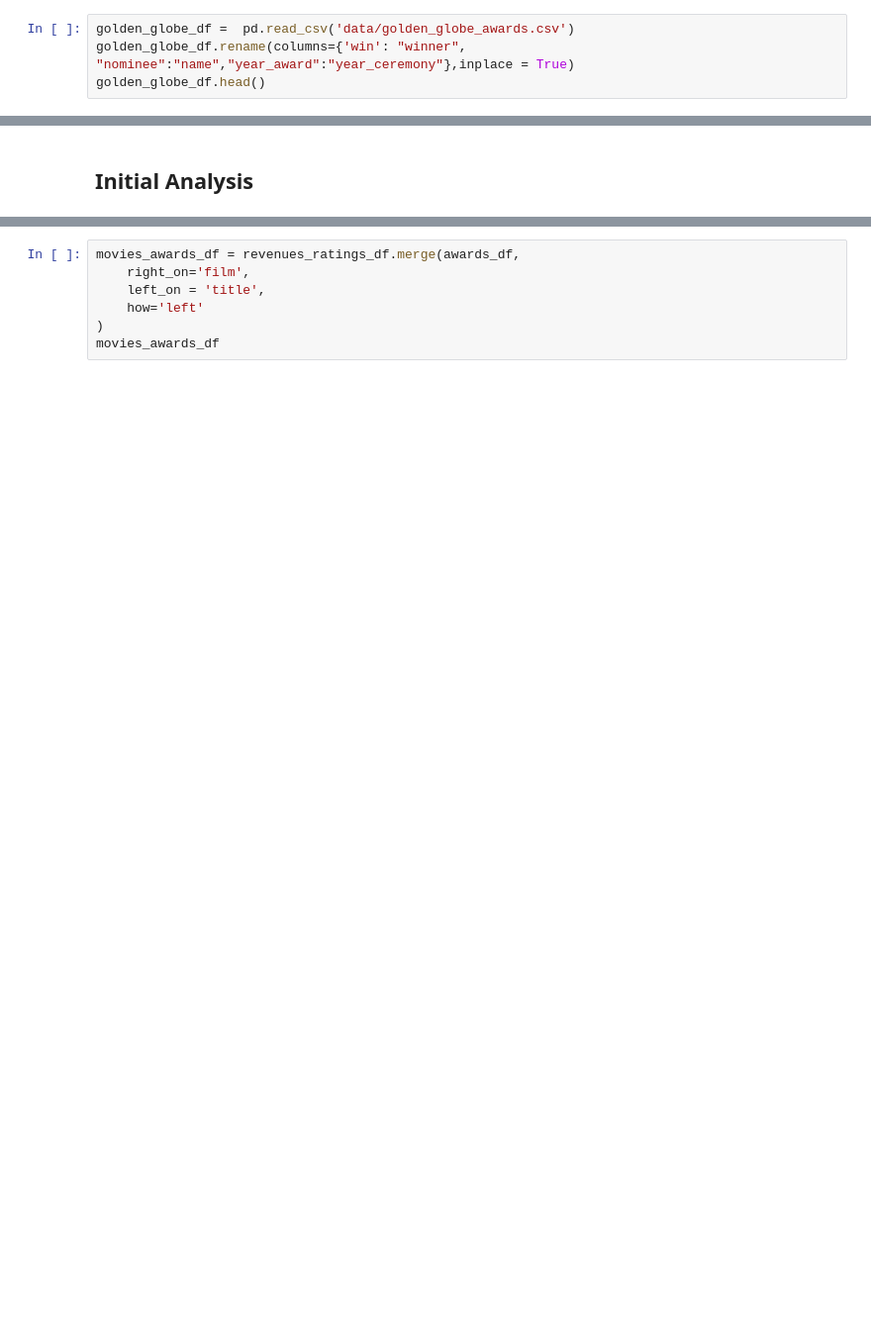
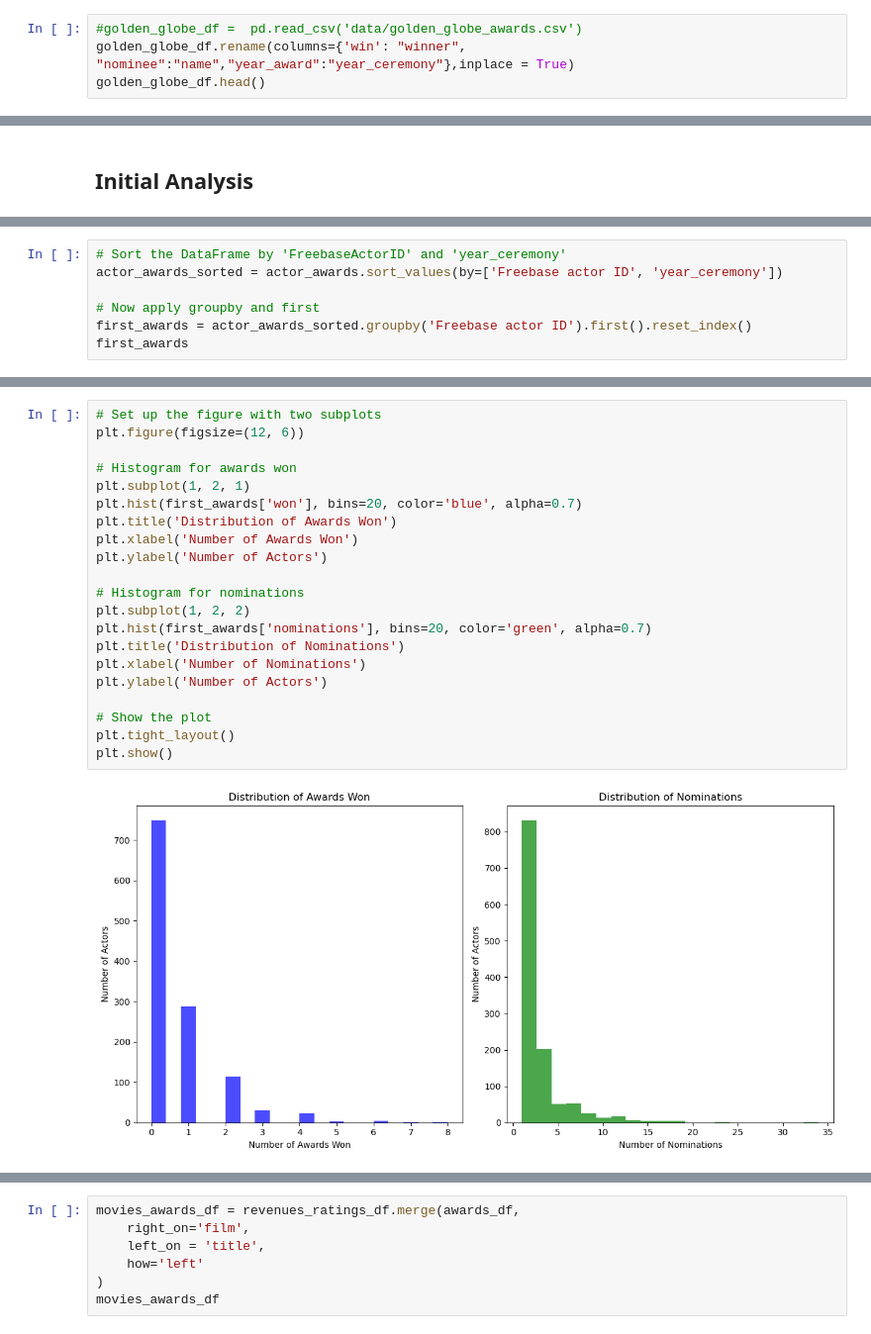
Before and after one commit to epfl-ada/ada-2023-project-cedars10452, a Jupyter notebook: Untitled.ipynb, the cells around one changed output, grey strips where cells are left out. Shown at 99% size. Saved outputs shown, nothing was run; the diff lists cells and outputs as text; blank space fills up the shorter version.

```diff
--- a/Untitled.ipynb
+++ b/Untitled.ipynb
@@ -547,6 +557,6 @@ oscars_df.info()
 # %%
 extract_zip('golden-globe-awards.zip')
 # %%
-golden_globe_df =  pd.read_csv('data/golden_globe_awards.csv')
+#golden_globe_df =  pd.read_csv('data/golden_globe_awards.csv')
 golden_globe_df.rename(columns={'win': "winner", "nominee":"name","year_award":"year_ceremony"},inplace = True)
 golden_globe_df.head()
@@ -602,0 +658,7 @@ These movies, each associated with notable directors and producers, not only div
+# %%
+# Sort the DataFrame by 'FreebaseActorID' and 'year_ceremony'
+actor_awards_sorted = actor_awards.sort_values(by=['Freebase actor ID', 'year_ceremony'])
+
+# Now apply groupby and first
+first_awards = actor_awards_sorted.groupby('Freebase actor ID').first().reset_index()
+first_awards
@@ -602,0 +679,23 @@ These movies, each associated with notable directors and producers, not only div
+# %%
+# Set up the figure with two subplots
+plt.figure(figsize=(12, 6))
+
+# Histogram for awards won
+plt.subplot(1, 2, 1)
+plt.hist(first_awards['won'], bins=20, color='blue', alpha=0.7)
+plt.title('Distribution of Awards Won')
+plt.xlabel('Number of Awards Won')
+plt.ylabel('Number of Actors')
+
+# Histogram for nominations
+plt.subplot(1, 2, 2)
+plt.hist(first_awards['nominations'], bins=20, color='green', alpha=0.7)
+plt.title('Distribution of Nominations')
+plt.xlabel('Number of Nominations')
+plt.ylabel('Number of Actors')
+
+# Show the plot
+plt.tight_layout()
+plt.show()
+# %% [output]
+[figure, added]
```
Also changed, not shown: parts of 159 cells of this notebook.
